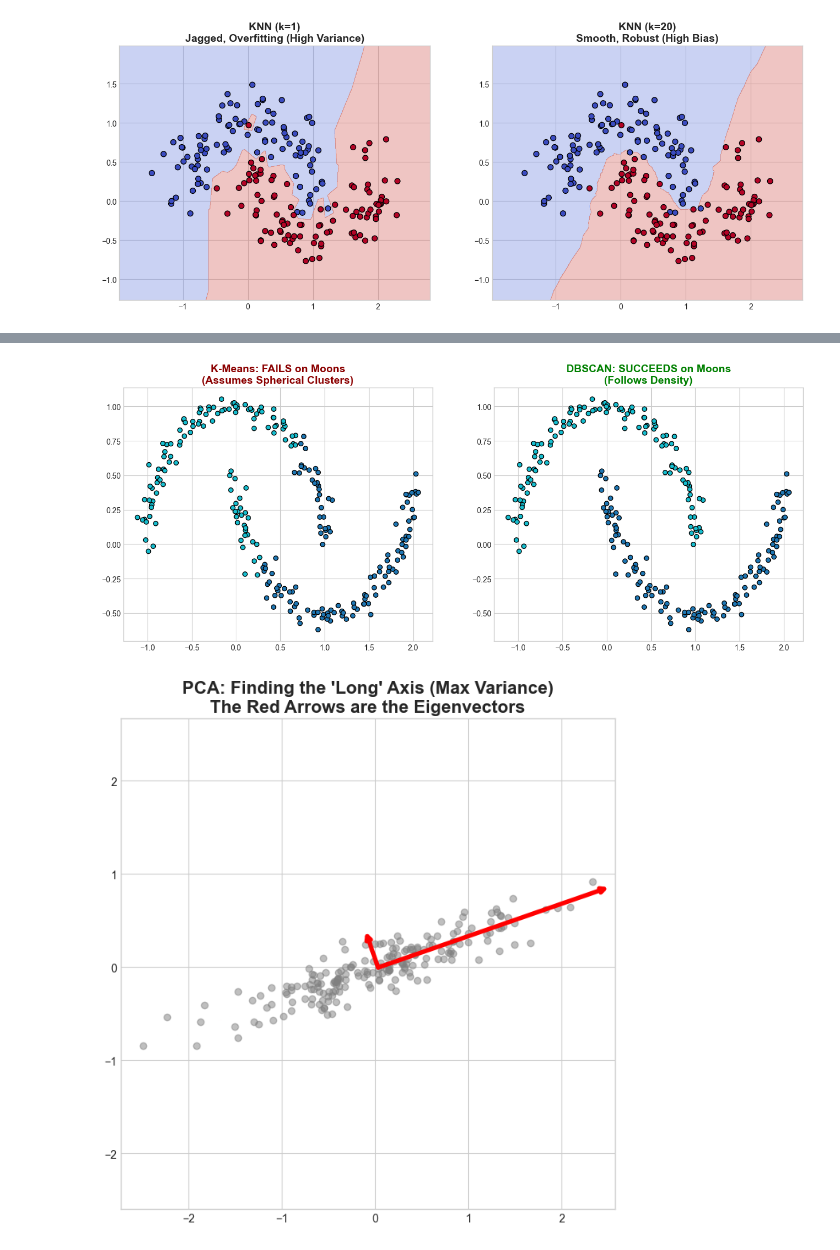
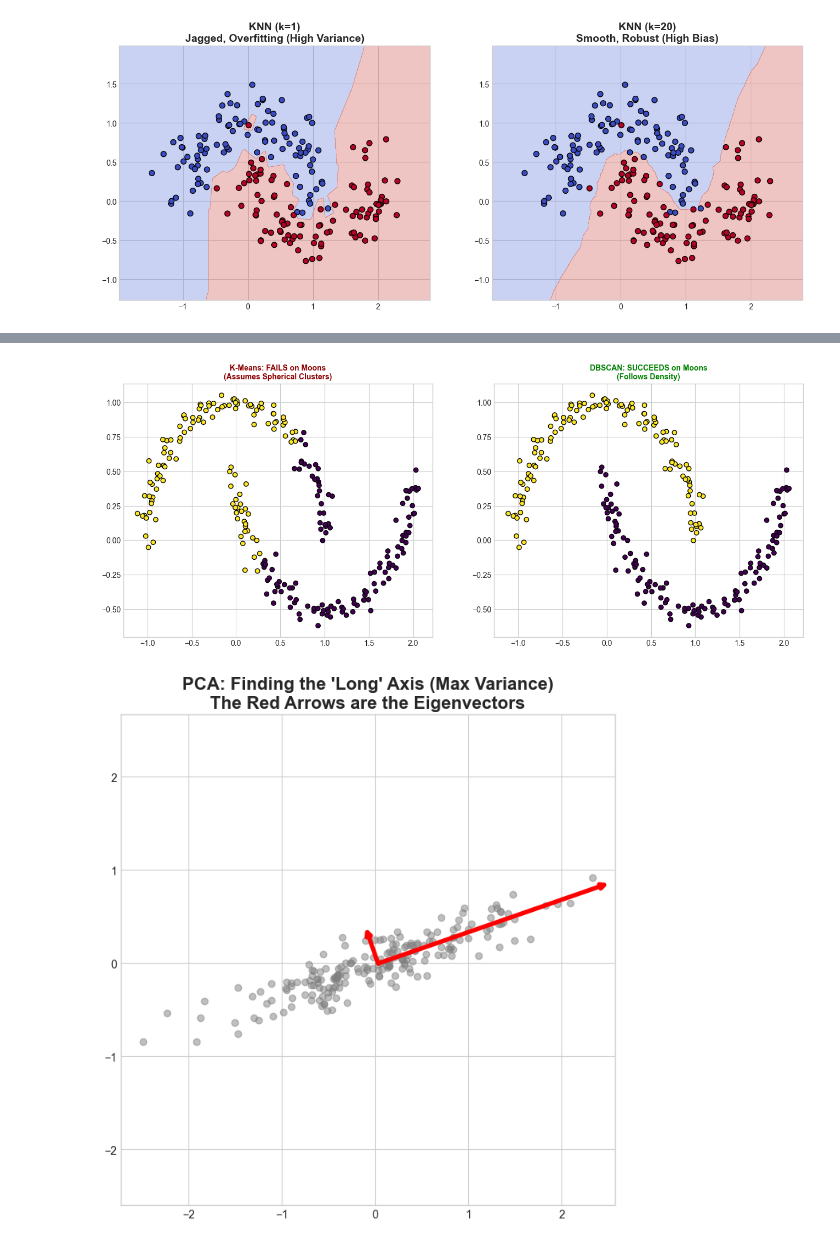
Before and after one commit to dattali18/machine_learning_msc_course, a Jupyter notebook: test_prep/ml_test_prep_1.ipynb, the cells around one changed output, grey strips where cells are left out. Saved outputs shown, nothing was run; the diff lists cells and outputs as text; code cells hidden in the pictures.

```diff
--- a/test_prep/ml_test_prep_1.ipynb
+++ b/test_prep/ml_test_prep_1.ipynb
@@ -179,26 +202,26 @@ plt.show()
 # %%
 # CELL 8: CLUSTERING FAIL (K-Means vs DBSCAN)
 from sklearn.cluster import KMeans, DBSCAN
 
 # Generate Moon Data
 X, y = make_moons(n_samples=250, noise=0.05, random_state=0)
 
 # Fit Models
 kmeans = KMeans(n_clusters=2, n_init='auto', random_state=42).fit(X)
 dbscan = DBSCAN(eps=0.3, min_samples=5).fit(X)
 
 # Plot
 fig, axes = plt.subplots(1, 2, figsize=(16, 6))
 
-axes[0].scatter(X[:, 0], X[:, 1], c=kmeans.labels_, cmap='tab10', edgecolors='k')
-axes[0].set_title("K-Means: FAILS on Moons\n(Assumes Spherical Clusters)", fontsize=14, color='darkred', fontweight='bold')
+axes[0].scatter(X[:, 0], X[:, 1], c=kmeans.labels_, cmap='viridis', edgecolors='k')
+axes[0].set_title("K-Means: FAILS on Moons\n(Assumes Spherical Clusters)", fontsize=10, color='darkred', fontweight='bold')
 
-axes[1].scatter(X[:, 0], X[:, 1], c=dbscan.labels_, cmap='tab10', edgecolors='k')
-axes[1].set_title("DBSCAN: SUCCEEDS on Moons\n(Follows Density)", fontsize=14, color='green', fontweight='bold')
+axes[1].scatter(X[:, 0], X[:, 1], c=dbscan.labels_, cmap='viridis', edgecolors='k')
+axes[1].set_title("DBSCAN: SUCCEEDS on Moons\n(Follows Density)", fontsize=10, color='green', fontweight='bold')
 
 plt.show()
 # %% [output]
-[figure, old version]
+[figure, new version]
 # %%
 # CELL 9: PCA EIGENVECTORS
 from sklearn.decomposition import PCA
```
Also changed, not shown: parts of 6 cells of this notebook.
